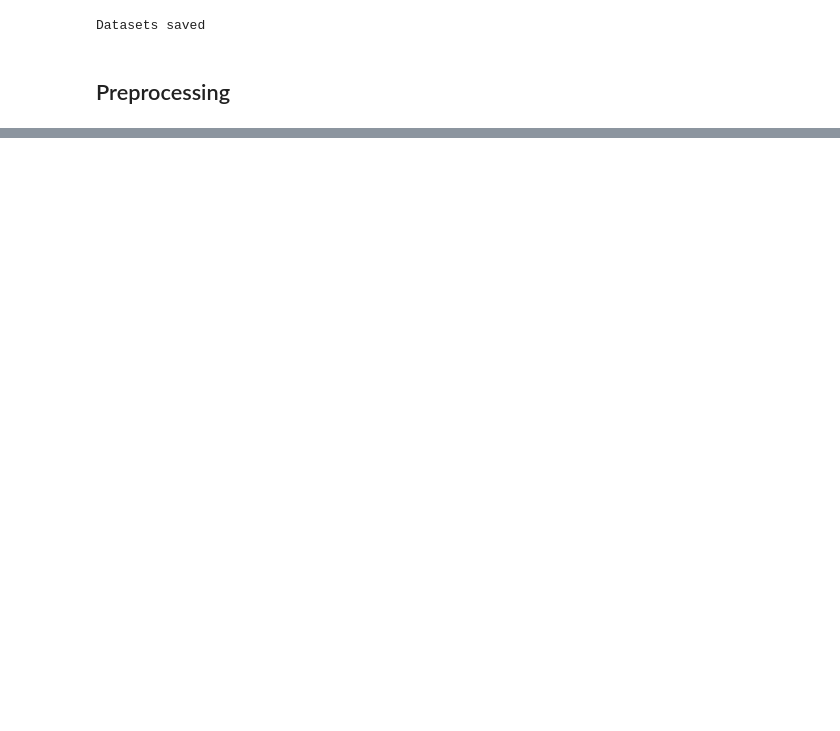
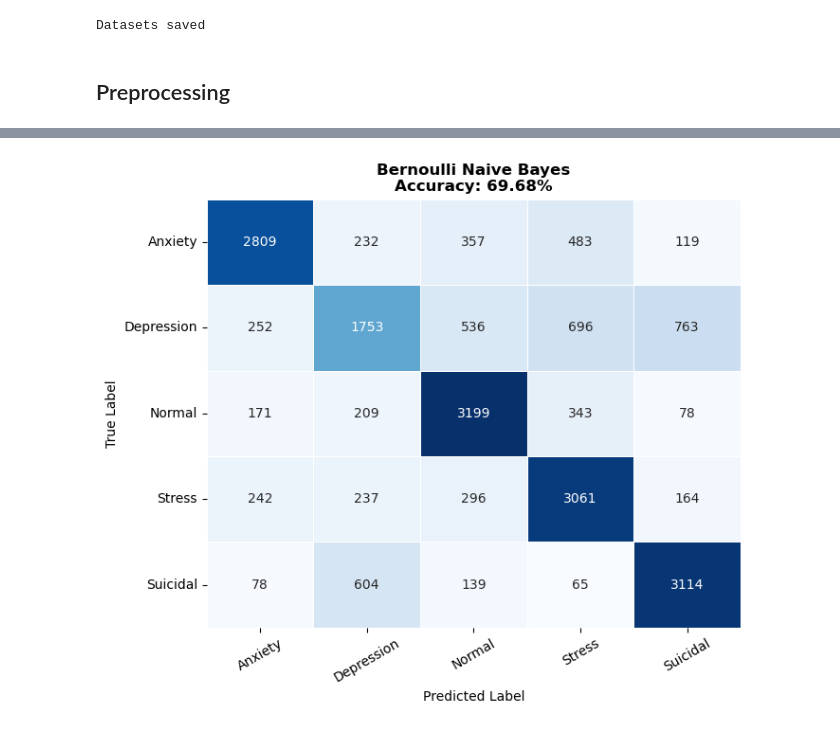
Before and after one commit to RividuPesara/ayu, a Jupyter notebook: notebooks/Sentiment Analysis.ipynb, the cells around one changed output, grey strips where cells are left out. Drawn from its saved outputs; the diff is of its cells as text; code cells hidden in the pictures; blank space fills up the shorter version.

```diff
--- a/notebooks/Sentiment Analysis.ipynb
+++ b/notebooks/Sentiment Analysis.ipynb
@@ -899,0 +1157,13 @@ Cleaned: i be feel slightly petrify about all of the change to come and so be sh
+# %%
+fig, ax = plt.subplots(figsize=(7, 6))
+sns.heatmap(list(conf_matrices.values())[1], annot=True, fmt='d', cmap='Blues',
+            xticklabels=labels, yticklabels=labels, linewidths=0.5, ax=ax, cbar=False)
+ax.set_title(f"{list(conf_matrices.keys())[1]}\nAccuracy: {accuracy_scores[1]*100:.2f}%", fontsize=12, fontweight='bold')
+ax.set_xlabel('Predicted Label')
+ax.set_ylabel('True Label')
+ax.tick_params(axis='x', rotation=30)
+ax.tick_params(axis='y', rotation=0)
+plt.tight_layout()
+plt.show()
+# %% [output]
+[figure, added]
```
Also changed, not shown: parts of 23 cells of this notebook, 5 other files.
